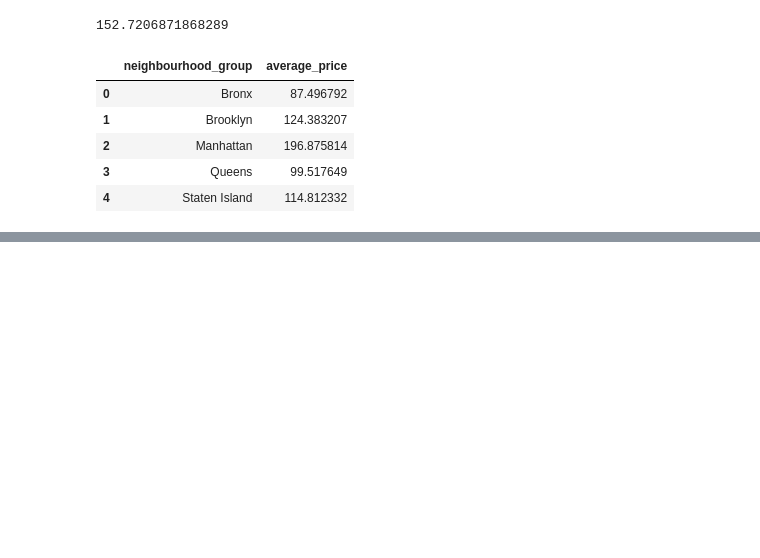
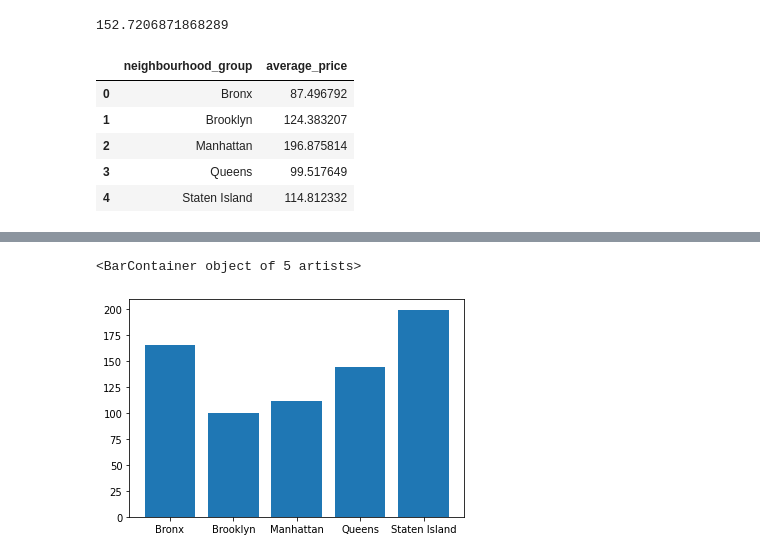
Before and after one commit to mgbhat97/Airbnb-Booking-EDA, a Jupyter notebook: Airbnb_Bookings_Analysis_Capstone_Project.ipynb, the cells around one changed output, grey strips where cells are left out. Drawn from its saved outputs; the diff is of its cells as text; code cells hidden in the pictures; blank space fills up the shorter version.

```diff
--- a/Airbnb_Bookings_Analysis_Capstone_Project.ipynb
+++ b/Airbnb_Bookings_Analysis_Capstone_Project.ipynb
@@ -161,0 +190,3 @@ avg_price_ngb_df.rename(columns={'price':'average_price'})
+# %%
+# average availability of rooms by neighbourhood
+avg_availabilty_df =df.groupby('neighbourhood_group')['availability_365'].mean().reset_index()
@@ -161,0 +202,5 @@ avg_price_ngb_df.rename(columns={'price':'average_price'})
+# %%
+plt.bar(avg_availabilty_df['neighbourhood_group'],height=avg_availabilty_df['availability_365'])
+# %% [output]
+<BarContainer object of 5 artists>
+[figure, added]
```
Also changed, not shown: parts of 9 cells of this notebook.
